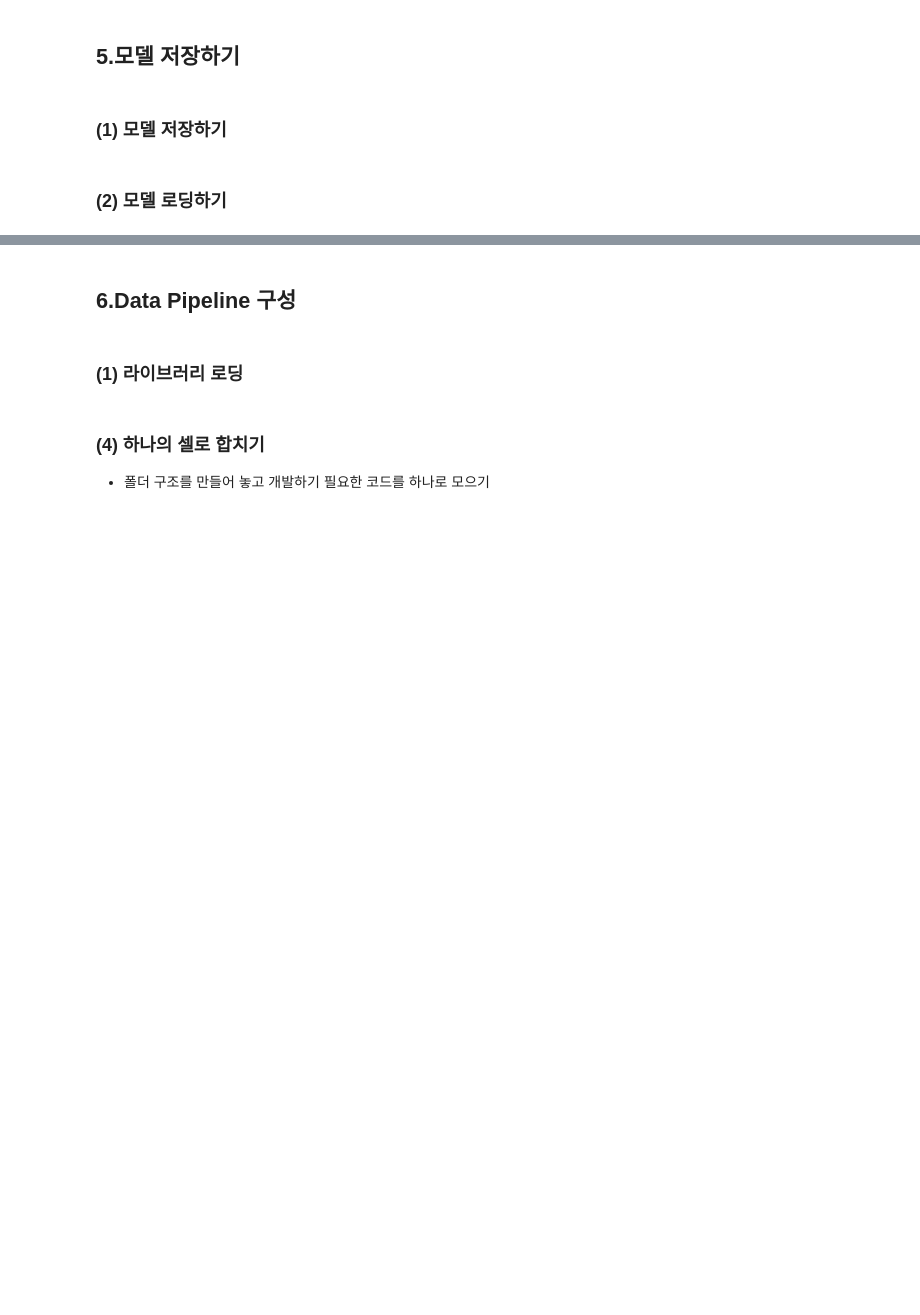
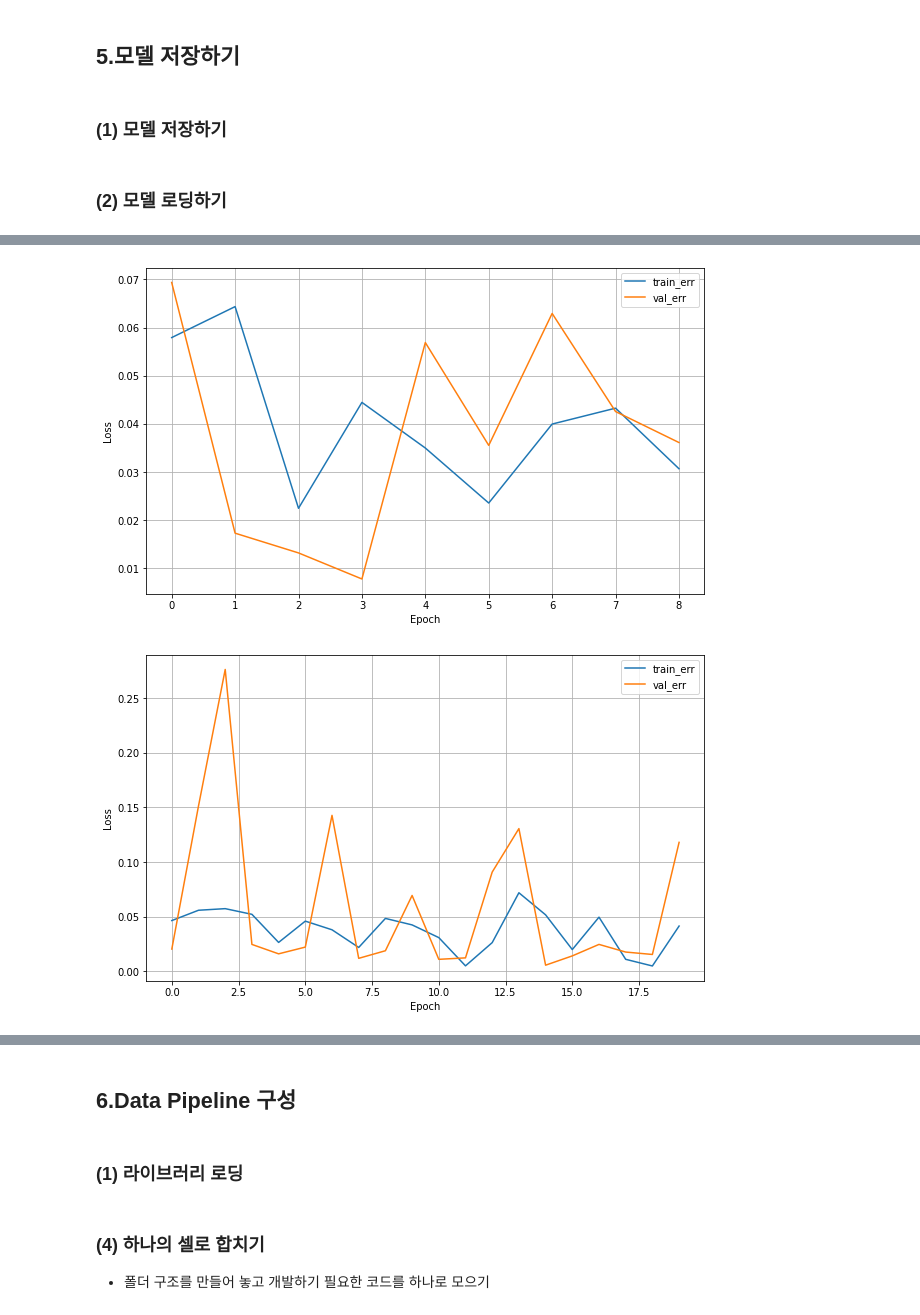
Before and after one commit to hardids/Sign-Language-Translation, a Jupyter notebook: modeling/과제1_수어번역기_LSY.ipynb, the cells around one changed output, grey strips where cells are left out. Drawn from its saved outputs; the diff is of its cells as text; code cells hidden in the pictures; blank space fills up the shorter version.

```diff
--- a/modeling/과제1_수어번역기_LSY.ipynb
+++ b/modeling/과제1_수어번역기_LSY.ipynb
@@ -470,0 +620,3 @@ cnn_model_Agu2=load_model("/content/drive/MyDrive/mini7/model/cnn_model_Agu2.h5"
+# %%
+history_cnn_model_Aug = cnn_model_Aug.fit(x_train, y_train, validation_split=0.2, verbose=1, epochs=1000,callbacks=[es, mc])
+history_cnn_model_Agu2 = cnn_model_Agu2.fit(x_train, y_train, validation_split=0.2, verbose=1, epochs=1000,callbacks=[es, mc])
@@ -470,0 +688,6 @@ cnn_model_Agu2=load_model("/content/drive/MyDrive/mini7/model/cnn_model_Agu2.h5"
+# %%
+dl_history_plot(history_cnn_model_Aug.history)
+dl_history_plot(history_cnn_model_Agu2.history)
+# %% [output]
+[figure, added]
+[figure, added]
```
Also changed, not shown: parts of 28 cells of this notebook.
